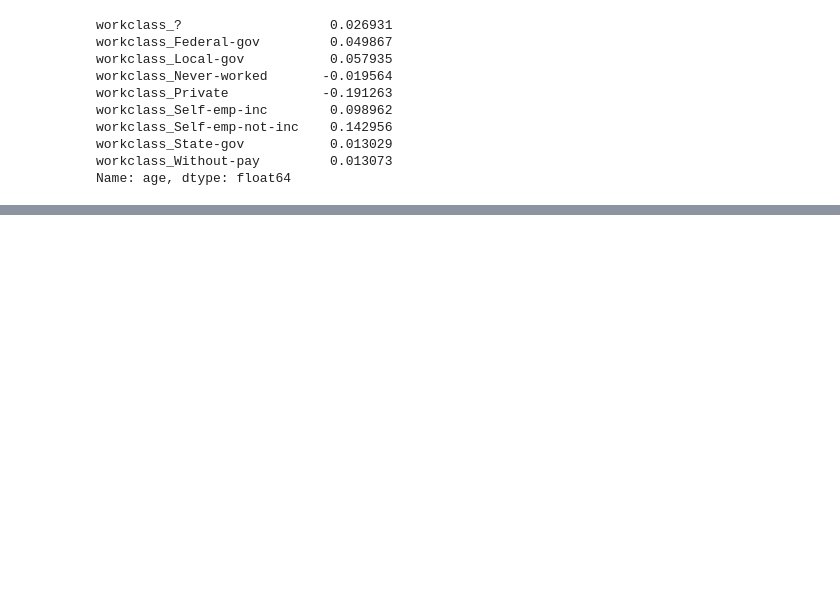
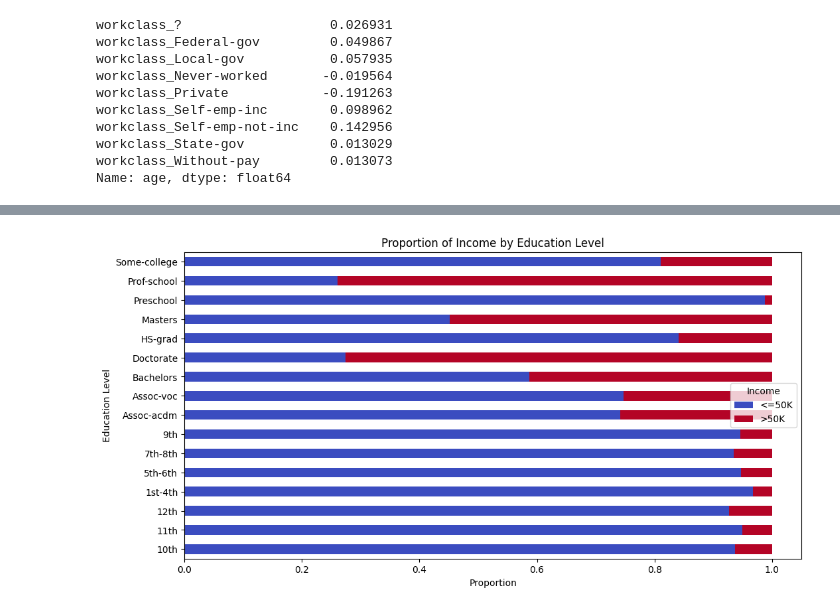
Before and after one commit to jonathanLOlsen/Data-and-things, a Jupyter notebook: 2) Data transformation and exploratory data analysis/e/1handin.ipynb, the cells around one changed output, grey strips where cells are left out. Cells and saved outputs as stored; diff of their text form; code cells hidden in the pictures; blank space fills up the shorter version.

```diff
--- a/2) Data transformation and exploratory data analysis/e/1handin.ipynb
+++ b/2) Data transformation and exploratory data analysis/e/1handin.ipynb
@@ -359,0 +369,11 @@ Male    22732  9918
+# %%
+education_income = adult_data.groupby("education")["income"].value_counts(normalize=True).unstack()
+education_income.plot(kind="barh", stacked=True, figsize=(12, 6), colormap="coolwarm")
+
+plt.title("Proportion of Income by Education Level")
+plt.xlabel("Proportion")
+plt.ylabel("Education Level")
+plt.legend(title="Income")
+plt.show()
+# %% [output]
+[figure, added]
```
Also changed, not shown: parts of 18 cells of this notebook.
